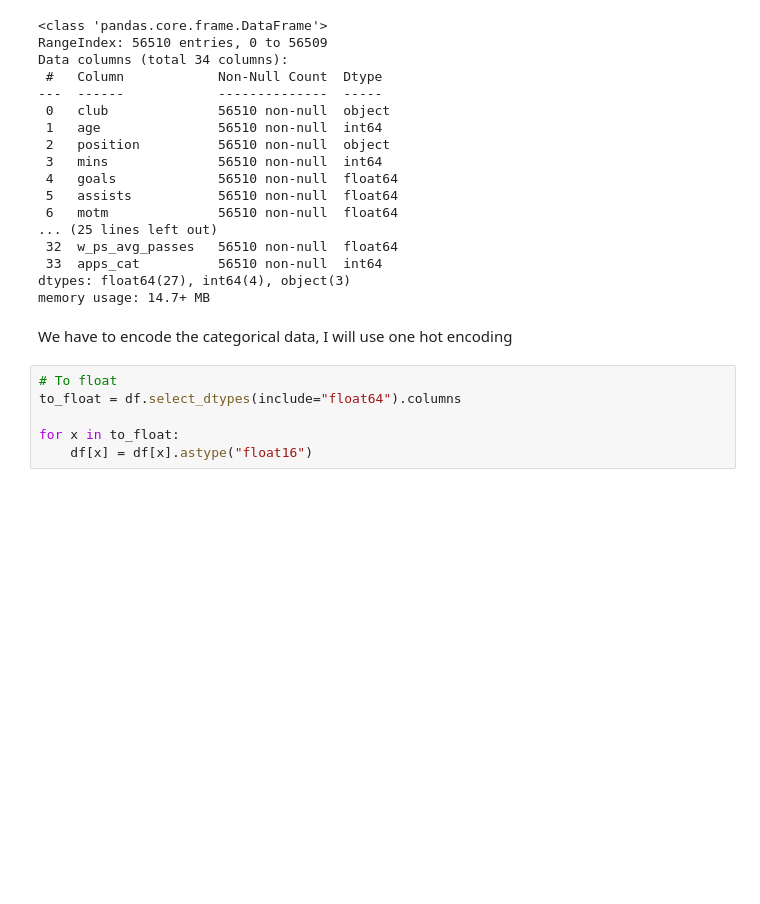
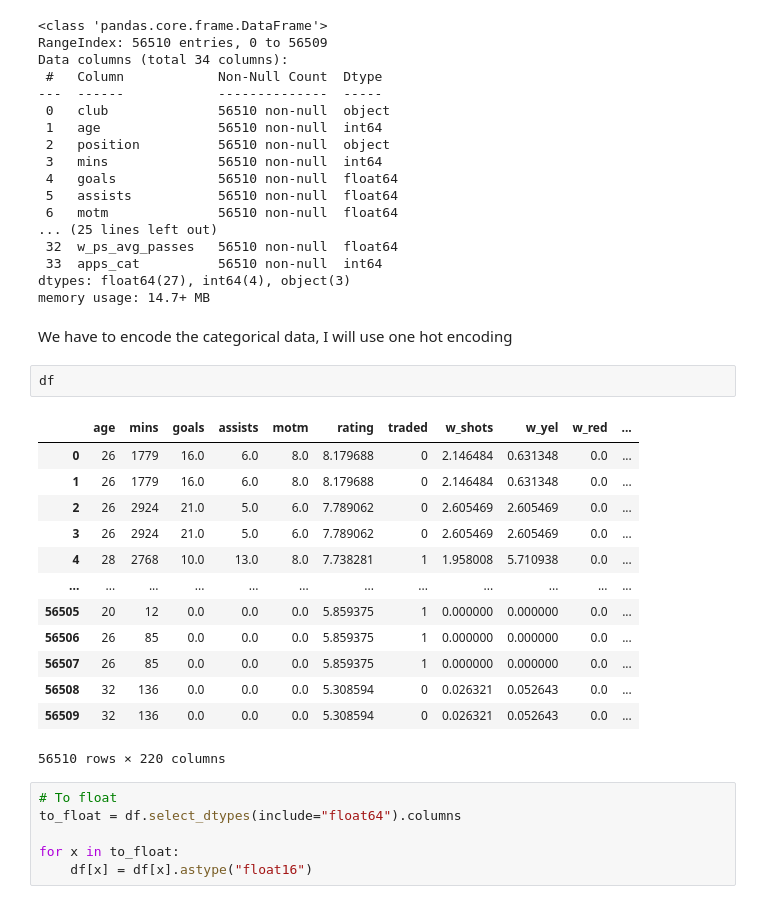
Before and after one commit to javivaleiras/football_churn, a Jupyter notebook: 4-model selection/Model_Selection.ipynb, the cells around one changed output. Drawn from its saved outputs; the diff is of its cells as text; blank space fills up the shorter version.

```diff
--- a/4-model selection/Model_Selection.ipynb
+++ b/4-model selection/Model_Selection.ipynb
@@ -59,6 +59,22 @@ dtypes: float64(27), int64(4), object(3)
 memory usage: 14.7+ MB
 # %% [markdown]
 We have to encode the categorical data, I will use one hot encoding
+# %%
+df
+# %% [output]
+|  | age | mins | goals | assists | motm | rating | traded | w_shots | w_yel | w_red | ... |
+| 0 | 26 | 1779 | 16.0 | 6.0 | 8.0 | 8.179688 | 0 | 2.146484 | 0.631348 | 0.0 | ... |
+| 1 | 26 | 1779 | 16.0 | 6.0 | 8.0 | 8.179688 | 0 | 2.146484 | 0.631348 | 0.0 | ... |
+| 2 | 26 | 2924 | 21.0 | 5.0 | 6.0 | 7.789062 | 0 | 2.605469 | 2.605469 | 0.0 | ... |
+| 3 | 26 | 2924 | 21.0 | 5.0 | 6.0 | 7.789062 | 0 | 2.605469 | 2.605469 | 0.0 | ... |
+| 4 | 28 | 2768 | 10.0 | 13.0 | 8.0 | 7.738281 | 1 | 1.958008 | 5.710938 | 0.0 | ... |
+| ... | ... | ... | ... | ... | ... | ... | ... | ... | ... | ... | ... |
+| 56505 | 20 | 12 | 0.0 | 0.0 | 0.0 | 5.859375 | 1 | 0.000000 | 0.000000 | 0.0 | ... |
+| 56506 | 26 | 85 | 0.0 | 0.0 | 0.0 | 5.859375 | 1 | 0.000000 | 0.000000 | 0.0 | ... |
+| 56507 | 26 | 85 | 0.0 | 0.0 | 0.0 | 5.859375 | 1 | 0.000000 | 0.000000 | 0.0 | ... |
+| 56508 | 32 | 136 | 0.0 | 0.0 | 0.0 | 5.308594 | 0 | 0.026321 | 0.052643 | 0.0 | ... |
+| 56509 | 32 | 136 | 0.0 | 0.0 | 0.0 | 5.308594 | 0 | 0.026321 | 0.052643 | 0.0 | ... |
+56510 rows × 220 columns
 # %%
 # To float
 to_float = df.select_dtypes(include="float64").columns
```
Also changed, not shown: parts of 4 cells of this notebook, 4 other files.
